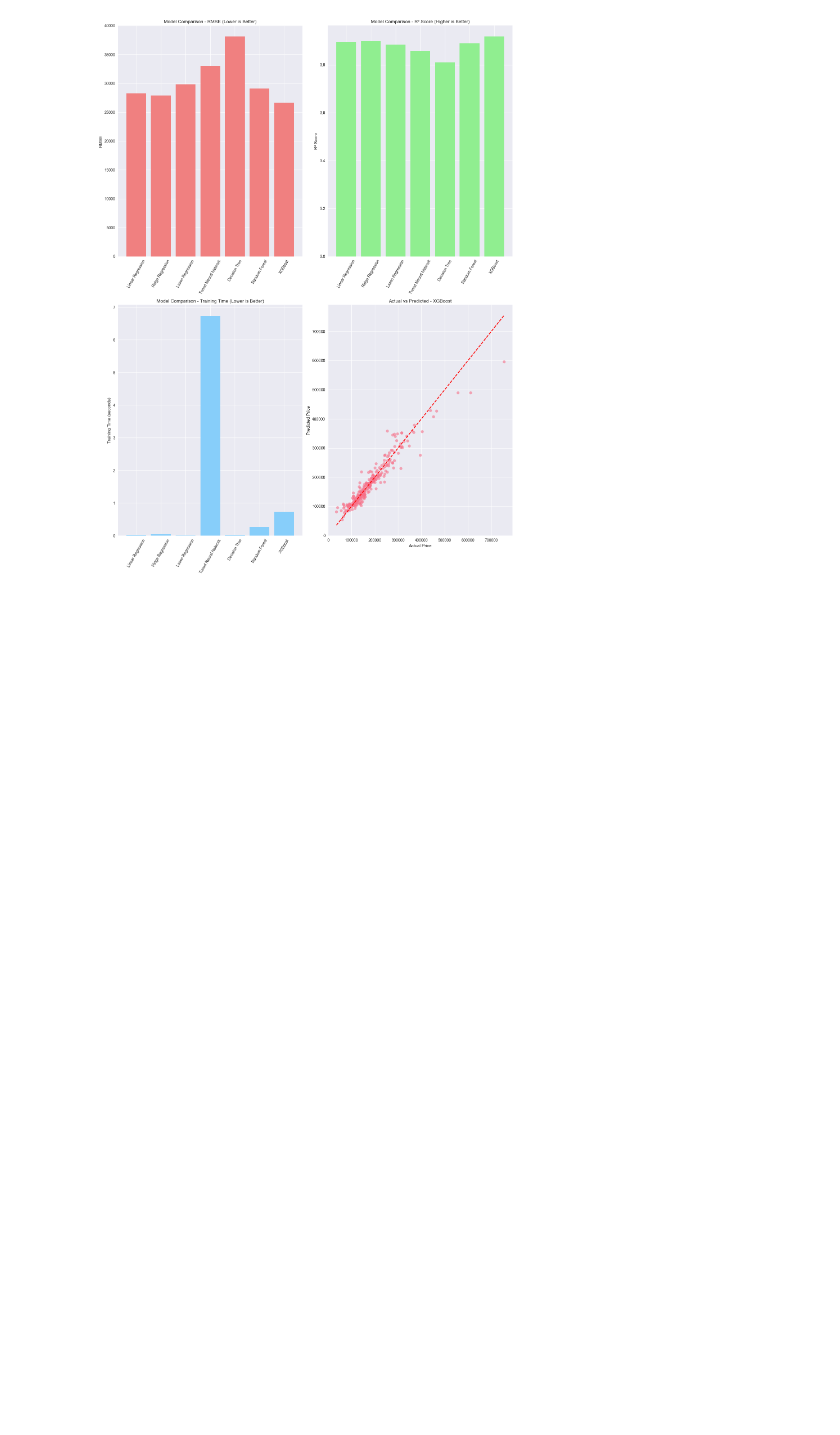
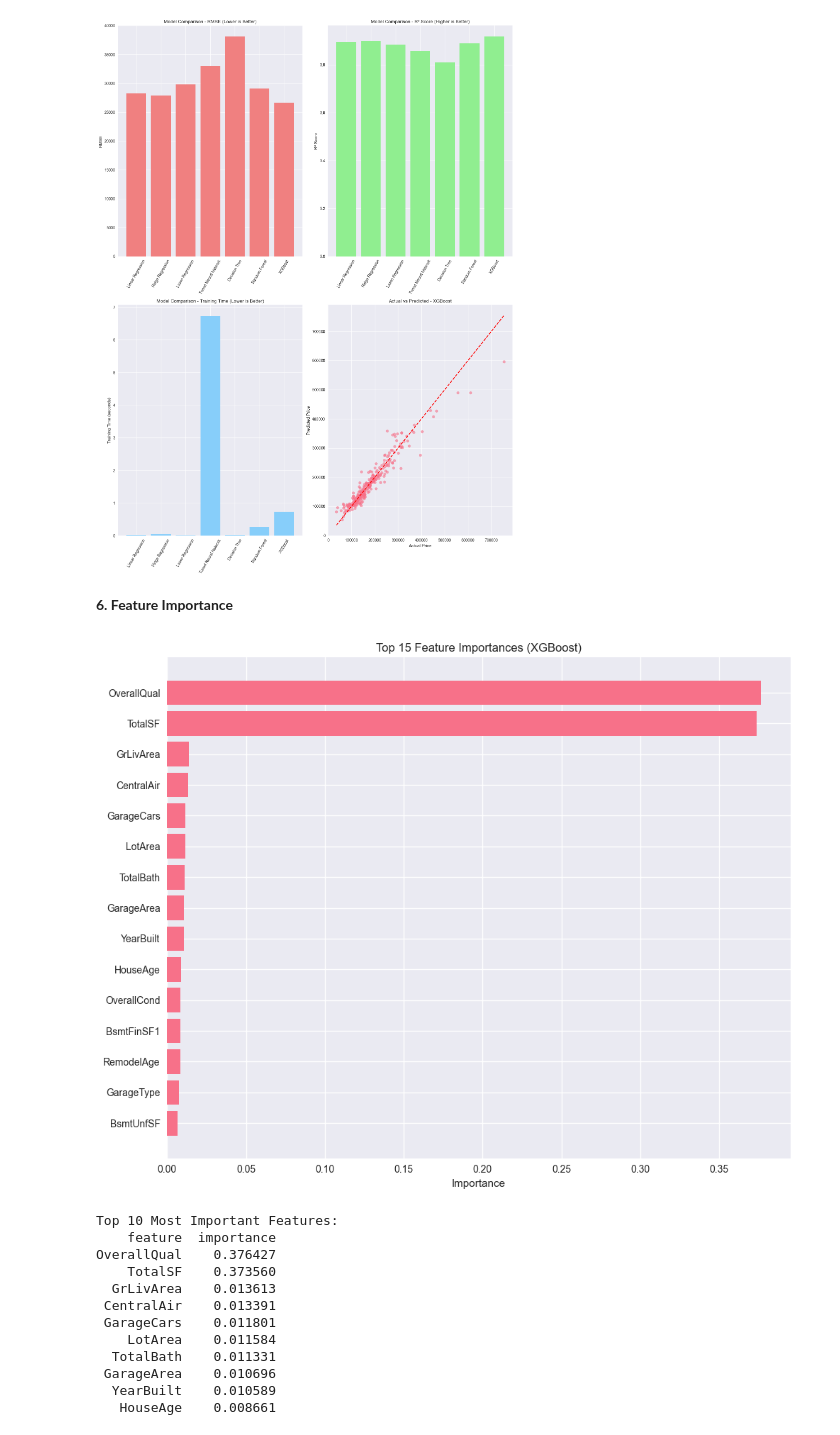
Before and after one commit to adil-w-khan/House-Price-Prediction, a Jupyter notebook: house_price_prediction.ipynb, the cells around one changed output. Cells and saved outputs as stored; diff of their text form; code cells hidden in the pictures; blank space fills up the shorter version.

```diff
--- a/house_price_prediction.ipynb
+++ b/house_price_prediction.ipynb
@@ -621,3 +622,37 @@ Best RMSE Model: XGBoost with RMSE: 25122.24
 Best R² Model: XGBoost with R²: 0.9177
 Fastest Model: Lasso Regression with Training Time: 0.01 seconds
 [figure]
+# %% [markdown]
+**6. Feature Importance**
+# %%
+# Get feature importance from Random Forest
+if 'xgb_model' in locals():
+    feature_importance = pd.DataFrame({
+        'feature': X.columns,
+        'importance': rf_model.feature_importances_
+    }).sort_values('importance', ascending=False).head(15)
+
+    plt.figure(figsize=(10, 8))
+    plt.barh(feature_importance['feature'], feature_importance['importance'])
+    plt.title('Top 15 Feature Importances (XGBoost)')
+    plt.xlabel('Importance')
+    plt.gca().invert_yaxis()
+    plt.tight_layout()
+    plt.show()
+
+    print("Top 10 Most Important Features:")
+    print(feature_importance.head(10).to_string(index=False))
+# %% [output]
+[figure, added]
+Top 10 Most Important Features:
+    feature  importance
+OverallQual    0.376427
+    TotalSF    0.373560
+  GrLivArea    0.013613
+ CentralAir    0.013391
+ GarageCars    0.011801
+    LotArea    0.011584
+  TotalBath    0.011331
+ GarageArea    0.010696
+  YearBuilt    0.010589
+   HouseAge    0.008661
```
Also changed, not shown: parts of 3 cells of this notebook, 1 other file.
